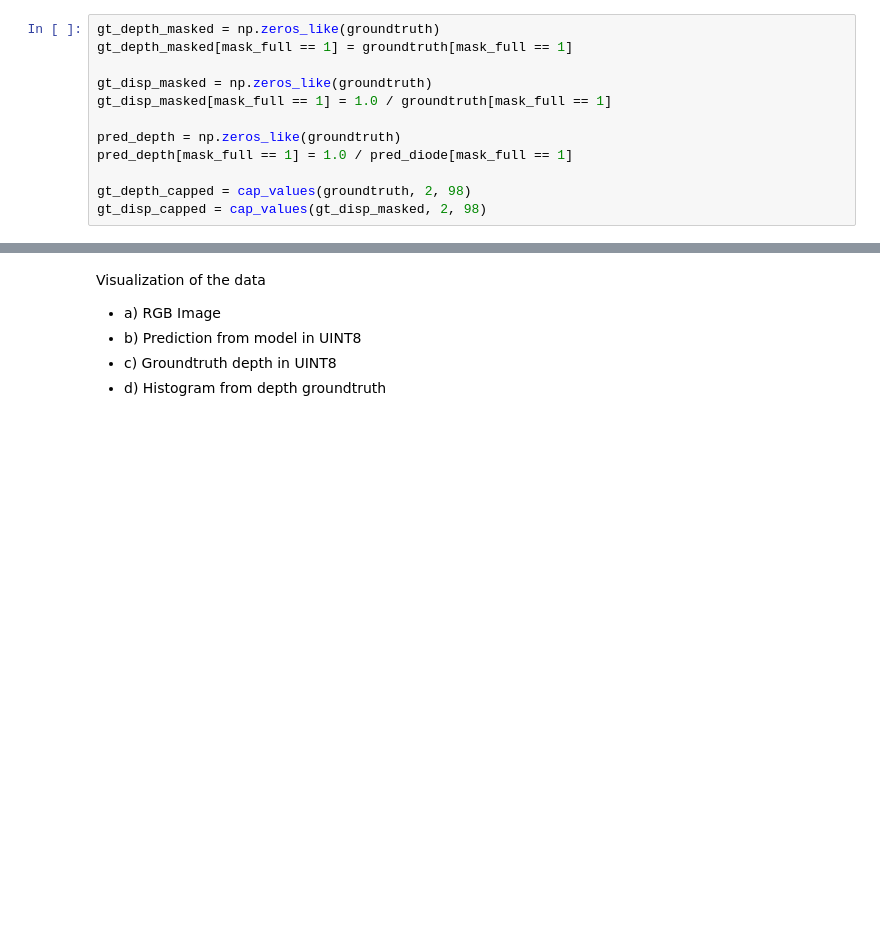
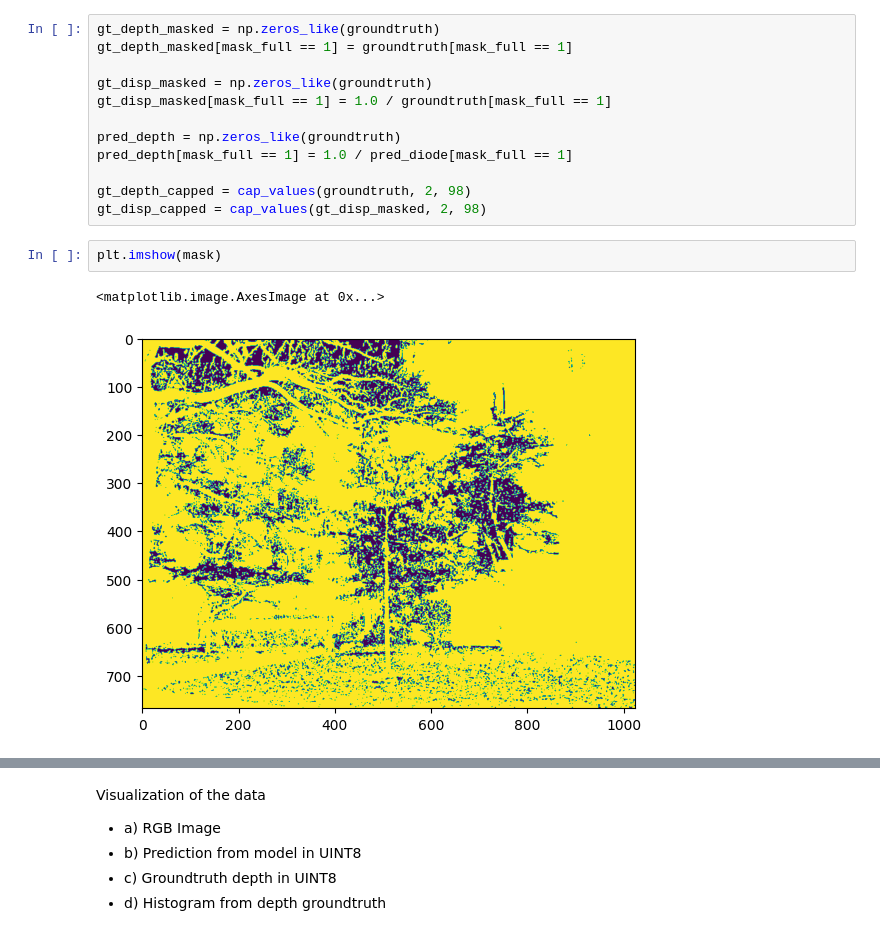
Before and after one commit to gkmocastro/depth-metrics-pavic, a Jupyter notebook: metrics.ipynb, the cells around one changed output, grey strips where cells are left out. Cells and saved outputs as stored; diff of their text form; blank space fills up the shorter version.

```diff
--- a/metrics.ipynb
+++ b/metrics.ipynb
@@ -75,3 +74,8 @@ pred_depth[mask_full == 1] = 1.0 / pred_diode[mask_full == 1]
 
 gt_depth_capped = cap_values(groundtruth, 2, 98)
 gt_disp_capped = cap_values(gt_disp_masked, 2, 98)
+# %%
+plt.imshow(mask)
+# %% [output]
+<matplotlib.image.AxesImage at 0x...>
+[figure, added]
```
Also changed, not shown: parts of 12 cells of this notebook, 1 other file.
